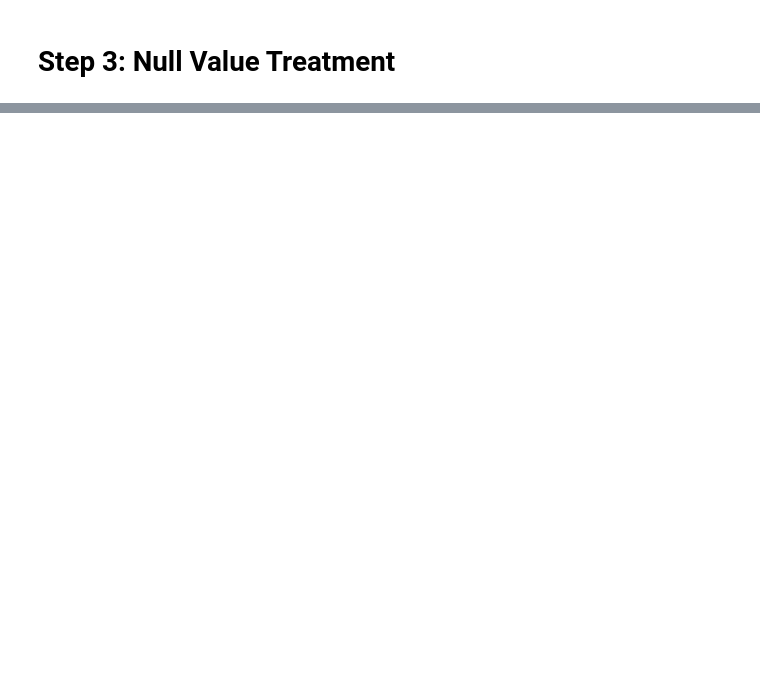
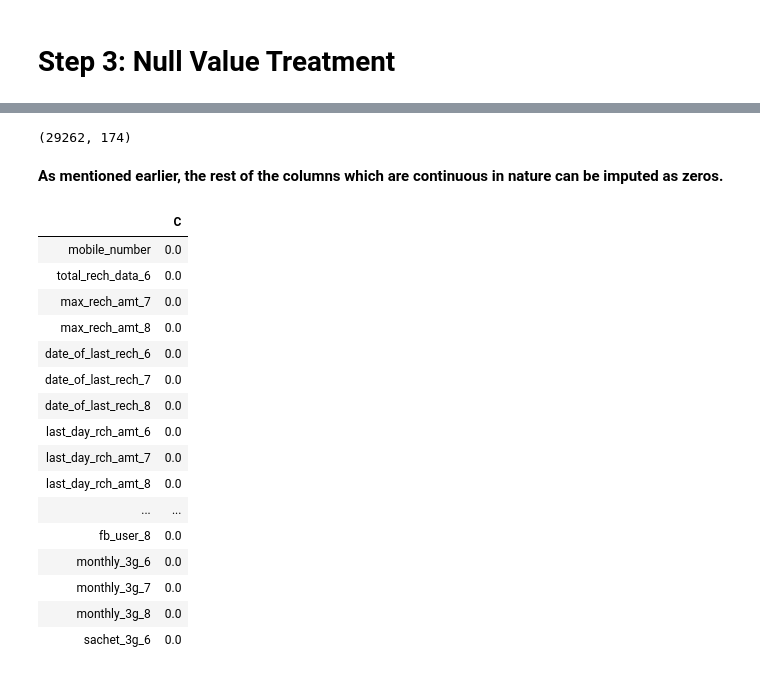
Before and after one commit to rahulgoyal223/DatascienceProjects, a Jupyter notebook: ChurnAnalysisProject/Telecom_Churn_Assignment.ipynb, the cells around one changed output, grey strips where cells are left out. Cells and saved outputs as stored; diff of their text form; code cells hidden in the pictures; blank space fills up the shorter version.

```diff
--- a/ChurnAnalysisProject/Telecom_Churn_Assignment.ipynb
+++ b/ChurnAnalysisProject/Telecom_Churn_Assignment.ipynb
@@ -335,0 +427,6 @@ Seeing that the null percentage for all the following columns is exactly the sam
+# %%
+df.shape
+# %% [output]
+(29262, 174)
+# %% [markdown]
+**As mentioned earlier, the rest of the columns which are continuous in nature can be imputed as zeros.**
@@ -335,0 +435,22 @@ Seeing that the null percentage for all the following columns is exactly the sam
+# %%
+null_df = pd.DataFrame(df.isnull().sum()/len(df.index)*100,columns=['C'])
+# %%
+null_df.sort_values(by='C',ascending=False).head(50)
+# %% [output]
+|  | C |
+| mobile_number | 0.0 |
+| total_rech_data_6 | 0.0 |
+| max_rech_amt_7 | 0.0 |
+| max_rech_amt_8 | 0.0 |
+| date_of_last_rech_6 | 0.0 |
+| date_of_last_rech_7 | 0.0 |
+| date_of_last_rech_8 | 0.0 |
+| last_day_rch_amt_6 | 0.0 |
+| last_day_rch_amt_7 | 0.0 |
+| last_day_rch_amt_8 | 0.0 |
+| ... | ... |
+| fb_user_8 | 0.0 |
+| monthly_3g_6 | 0.0 |
+| monthly_3g_7 | 0.0 |
+| monthly_3g_8 | 0.0 |
+| sachet_3g_6 | 0.0 |
```
Also changed, not shown: parts of 24 cells of this notebook.
